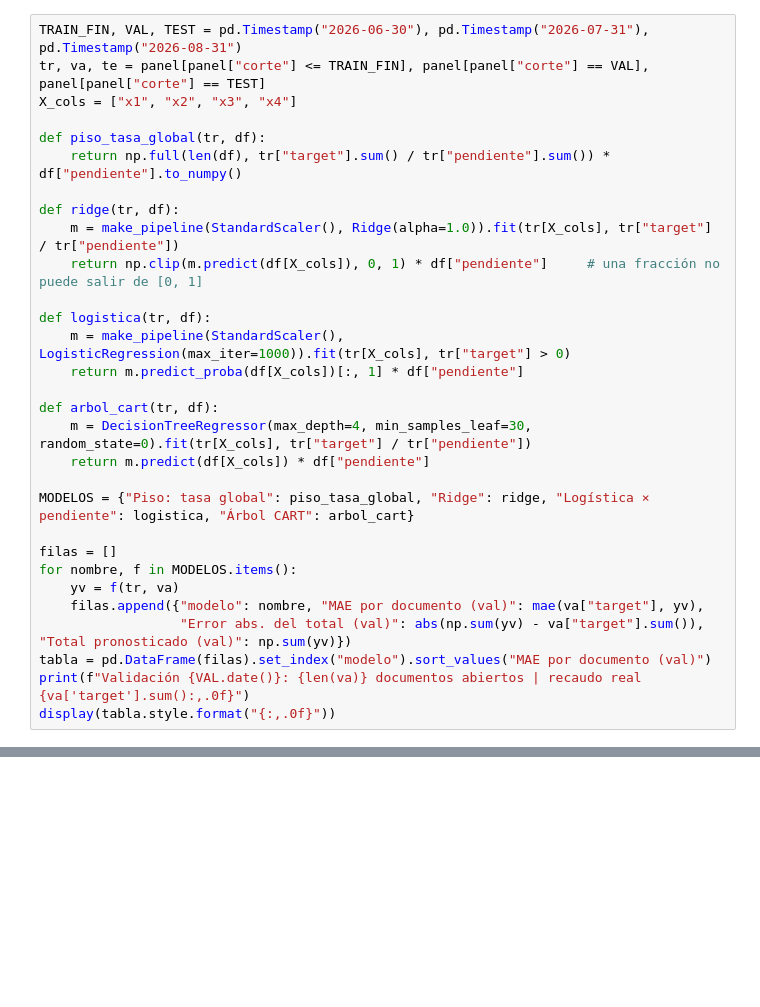
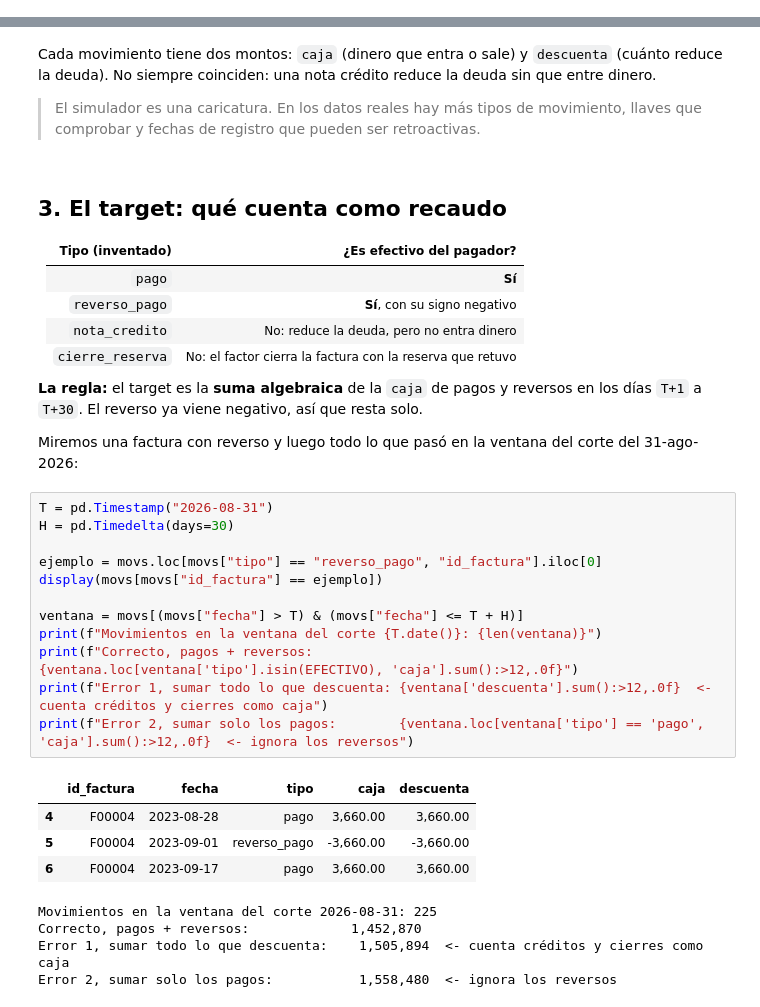
Before and after one commit to sergiomorapardo/StochasticAITechniquesClass, a Jupyter notebook: Notebooks/L14_HackathonFraming.ipynb, the cells around one changed output, grey strips where cells are left out. Cells and saved outputs as stored; diff of their text form; blank space fills up the shorter version.

```diff
--- a/Notebooks/L14_HackathonFraming.ipynb
+++ b/Notebooks/L14_HackathonFraming.ipynb
@@ -819,30 +2,0 @@ Un modelo puede ser bueno en una y malo en la otra: los errores por factura pued
-# %%
-TRAIN_FIN, VAL, TEST = pd.Timestamp("2026-06-30"), pd.Timestamp("2026-07-31"), pd.Timestamp("2026-08-31")
-tr, va, te = panel[panel["corte"] <= TRAIN_FIN], panel[panel["corte"] == VAL], panel[panel["corte"] == TEST]
-X_cols = ["x1", "x2", "x3", "x4"]
-
-def piso_tasa_global(tr, df):
-    return np.full(len(df), tr["target"].sum() / tr["pendiente"].sum()) * df["pendiente"].to_numpy()
-
-def ridge(tr, df):
-    m = make_pipeline(StandardScaler(), Ridge(alpha=1.0)).fit(tr[X_cols], tr["target"] / tr["pendiente"])
-    return np.clip(m.predict(df[X_cols]), 0, 1) * df["pendiente"]     # una fracción no puede salir de [0, 1]
-
-def logistica(tr, df):
-    m = make_pipeline(StandardScaler(), LogisticRegression(max_iter=1000)).fit(tr[X_cols], tr["target"] > 0)
-    return m.predict_proba(df[X_cols])[:, 1] * df["pendiente"]
-
-def arbol_cart(tr, df):
-    m = DecisionTreeRegressor(max_depth=4, min_samples_leaf=30, random_state=0).fit(tr[X_cols], tr["target"] / tr["pendiente"])
-    return m.predict(df[X_cols]) * df["pendiente"]
-
-MODELOS = {"Piso: tasa global": piso_tasa_global, "Ridge": ridge, "Logística × pendiente": logistica, "Árbol CART": arbol_cart}
-
-filas = []
-for nombre, f in MODELOS.items():
-    yv = f(tr, va)
-    filas.append({"modelo": nombre, "MAE por documento (val)": mae(va["target"], yv),
-                  "Error abs. del total (val)": abs(np.sum(yv) - va["target"].sum()), "Total pronosticado (val)": np.sum(yv)})
-tabla = pd.DataFrame(filas).set_index("modelo").sort_values("MAE por documento (val)")
-print(f"Validación {VAL.date()}: {len(va)} documentos abiertos | recaudo real {va['target'].sum():,.0f}")
-display(tabla.style.format("{:,.0f}"))
@@ -993,0 +157,39 @@ El reto no es elegir el algoritmo más sofisticado. Es **plantear bien el proble
+# %% [markdown]
+Cada movimiento tiene dos montos: `caja` (dinero que entra o sale) y `descuenta` (cuánto reduce la deuda). No siempre coinciden: una nota crédito reduce la deuda sin que entre dinero.
+
+> El simulador es una caricatura. En los datos reales hay más tipos de movimiento, llaves que comprobar y fechas de registro que pueden ser retroactivas.
+# %% [markdown]
+<a id="s3"></a>
+## 3. El target: qué cuenta como recaudo
+
+| Tipo (inventado) | ¿Es efectivo del pagador? |
+|---|---|
+| `pago` | **Sí** |
+| `reverso_pago` | **Sí**, con su signo negativo |
+| `nota_credito` | No: reduce la deuda, pero no entra dinero |
+| `cierre_reserva` | No: el factor cierra la factura con la reserva que retuvo |
+
+**La regla:** el target es la **suma algebraica** de la `caja` de pagos y reversos en los días `T+1` a `T+30`. El reverso ya viene negativo, así que resta solo.
+
+Miremos una factura con reverso y luego todo lo que pasó en la ventana del corte del 31-ago-2026:
+# %%
+T = pd.Timestamp("2026-08-31")
+H = pd.Timedelta(days=30)
+
+ejemplo = movs.loc[movs["tipo"] == "reverso_pago", "id_factura"].iloc[0]
+display(movs[movs["id_factura"] == ejemplo])
+
+ventana = movs[(movs["fecha"] > T) & (movs["fecha"] <= T + H)]
+print(f"Movimientos en la ventana del corte {T.date()}: {len(ventana)}")
+print(f"Correcto, pagos + reversos:          {ventana.loc[ventana['tipo'].isin(EFECTIVO), 'caja'].sum():>12,.0f}")
+print(f"Error 1, sumar todo lo que descuenta: {ventana['descuenta'].sum():>12,.0f}  <- cuenta créditos y cierres como caja")
+print(f"Error 2, sumar solo los pagos:        {ventana.loc[ventana['tipo'] == 'pago', 'caja'].sum():>12,.0f}  <- ignora los reversos")
+# %% [output]
+|  | id_factura | fecha | tipo | caja | descuenta |
+| 4 | F00004 | 2023-08-28 | pago | 3,660.00 | 3,660.00 |
+| 5 | F00004 | 2023-09-01 | reverso_pago | -3,660.00 | -3,660.00 |
+| 6 | F00004 | 2023-09-17 | pago | 3,660.00 | 3,660.00 |
+Movimientos en la ventana del corte 2026-08-31: 225
+Correcto, pagos + reversos:             1,452,870
+Error 1, sumar todo lo que descuenta:    1,505,894  <- cuenta créditos y cierres como caja
+Error 2, sumar solo los pagos:           1,558,480  <- ignora los reversos
```
Also changed, not shown: parts of 60 cells of this notebook.
